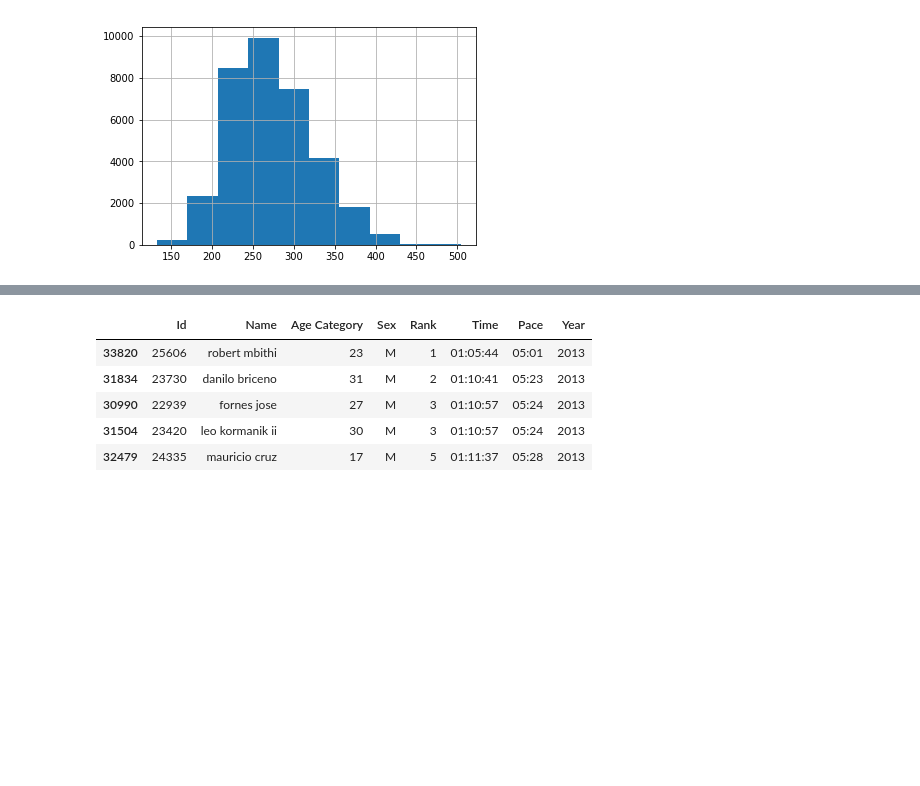
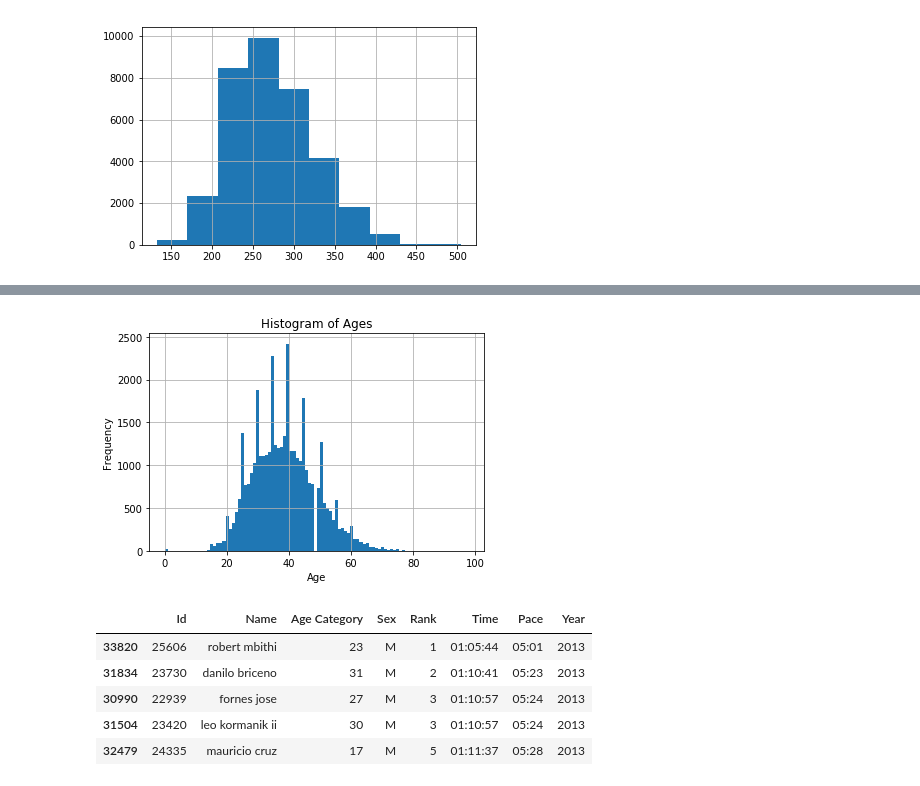
Before and after one commit to stawaway/Mini-project-1, a Jupyter notebook: Cleaning, Transformation, and Logistic Regression.ipynb, the cells around one changed output, grey strips where cells are left out. Cells and saved outputs as stored; diff of their text form; code cells hidden in the pictures; blank space fills up the shorter version.

```diff
--- a/Cleaning, Transformation, and Logistic Regression.ipynb
+++ b/Cleaning, Transformation, and Logistic Regression.ipynb
@@ -135,3 +88,16 @@ Name: Time, dtype: object
+# %%
+marathon_data["Age Category"].hist(bins = 100)
+plt.xlabel("Age")
+plt.title("Histogram of Ages")
+plt.ylabel("Frequency")
+plt.show()
+
+#Note the spikes in frequency of ages at 5-year intervals, starting from 20
+#We can see that the age category is a mix of binned and true age data
+#However, as the bins are only 5 years apart and teh data is roughly normal, this doesn't present a problem
+#We normalize this data to [0,1] later on
+# %% [output]
+[figure, added]
 # %%
 marathon_data.sort_values('Time').head()
 #This looks good (all the very low times are winners of the race, or close to it)
```
Also changed, not shown: parts of 68 cells of this notebook.
